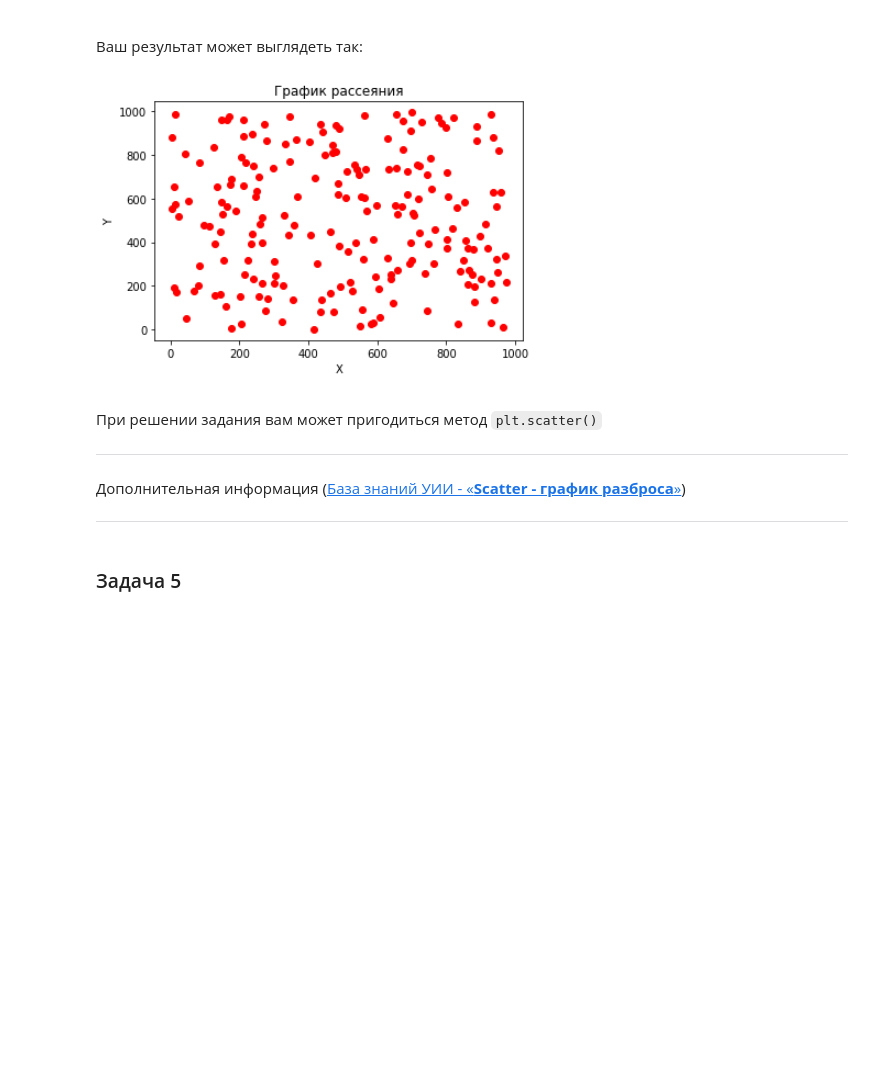
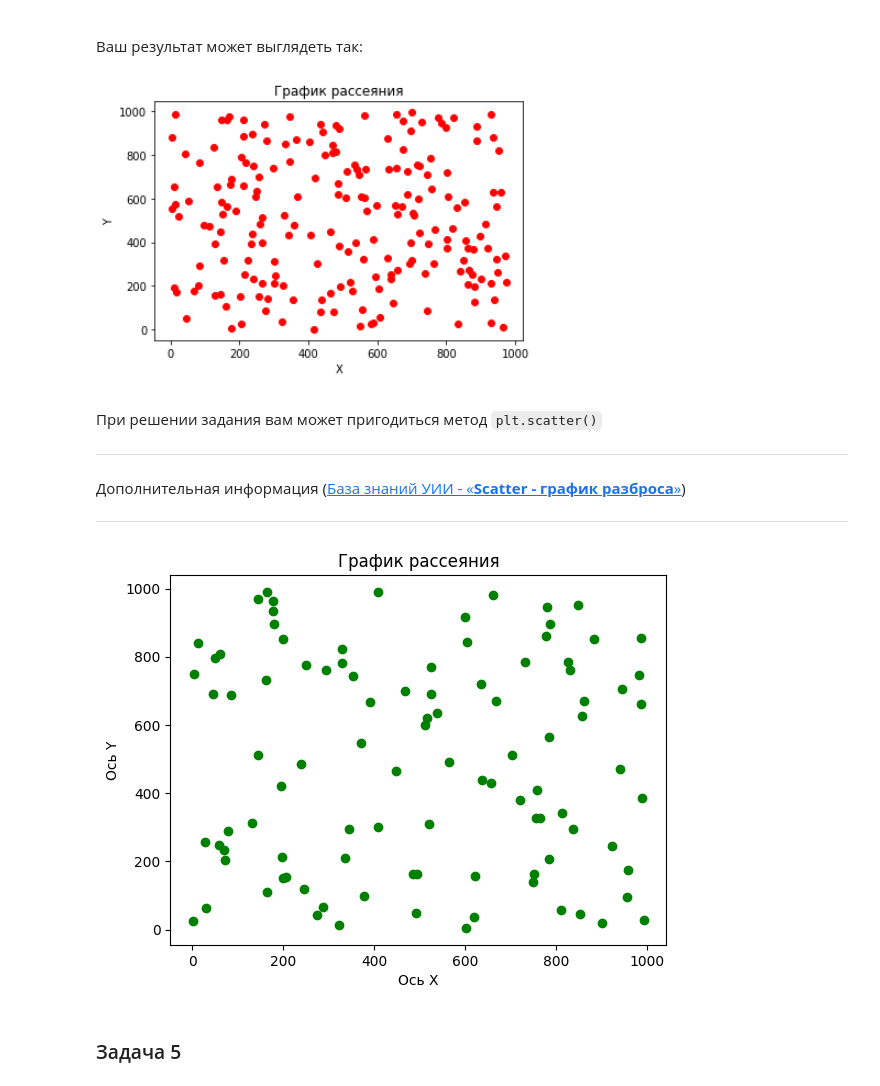
Before and after one commit to Putincew/python, a Jupyter notebook: notebooks/Базовый_блок_|_Библиотеки_Numpy_и_Matplotlib_|_ДЗ_Pro_|_УИИ.ipynb, the cells around one changed output. Cells and saved outputs as stored; diff of their text form; code cells hidden in the pictures; blank space fills up the shorter version.

```diff
--- a/notebooks/Базовый_блок_|_Библиотеки_Numpy_и_Matplotlib_|_ДЗ_Pro_|_УИИ.ipynb
+++ b/notebooks/Базовый_блок_|_Библиотеки_Numpy_и_Matplotlib_|_ДЗ_Pro_|_УИИ.ipynb
@@ -118,3 +116,15 @@ print('Отсортированный массив: ', np_ar)
+# %%
+# Ваше решение
+x = np.random.randint(0, 1000, 100)
+y = np.random.randint(0, 1000, 100)
+plt.scatter(x, y, color='g')
+plt.xlabel('Ось Х')
+plt.ylabel('Ось Y')
+plt.title('График рассеяния')
+
+plt.show()
+# %% [output]
+[figure, added]
 # %% [markdown]
 ### Задача 5
 # %% [markdown]
```
Also changed, not shown: parts of 1 cell of this notebook.
